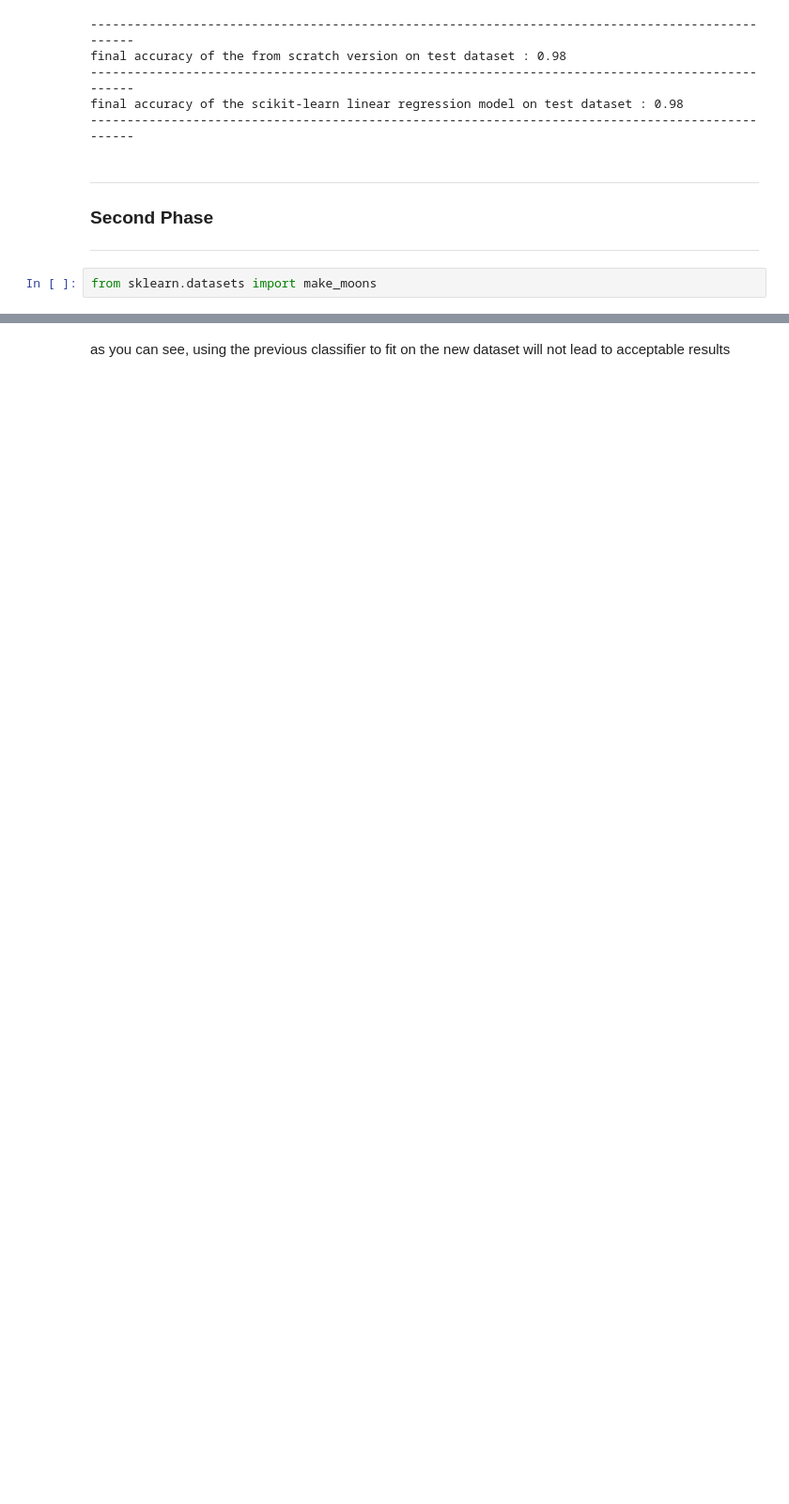
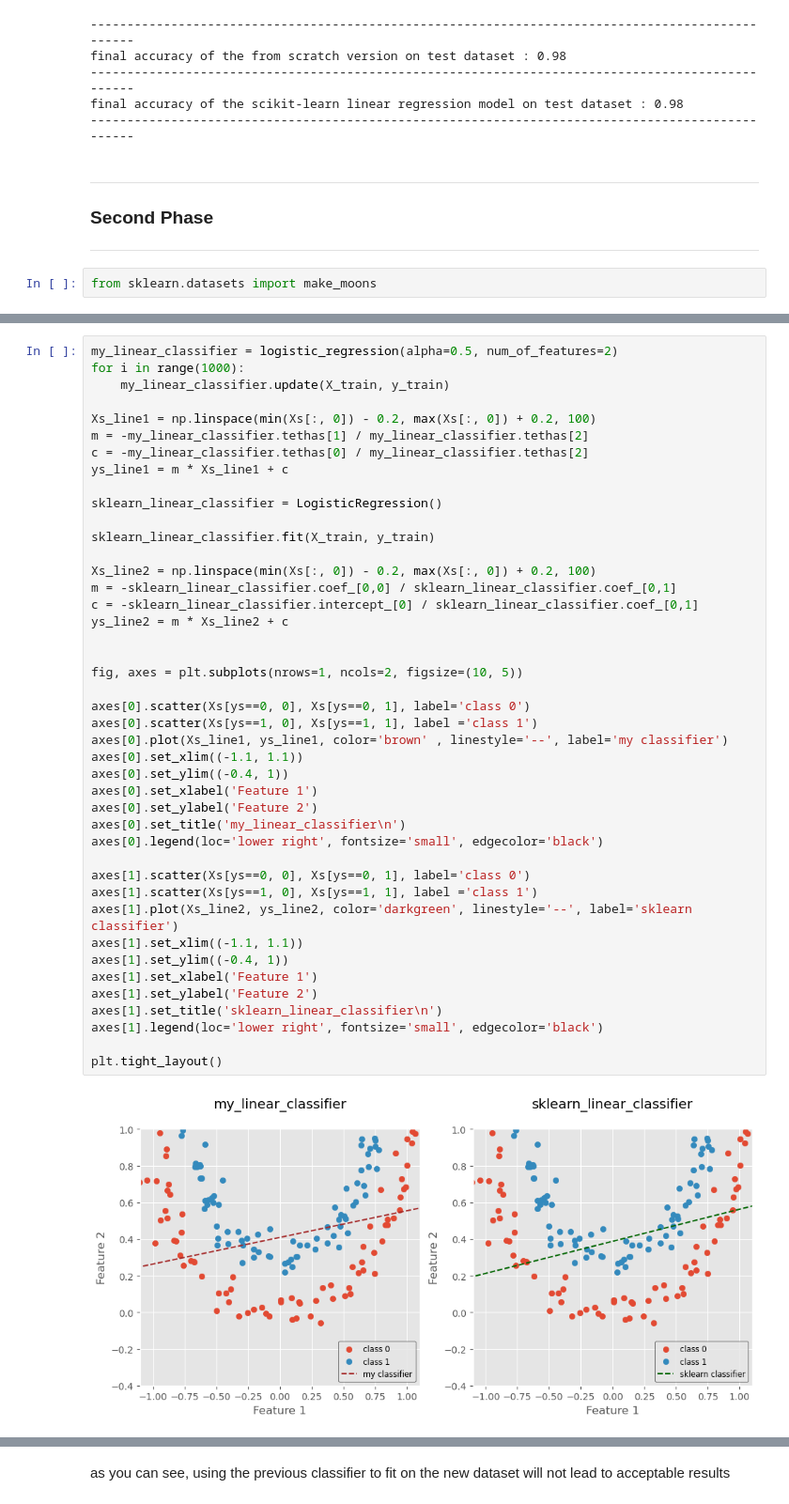
Before and after one commit to Alireza-Gharavi/my_learning_journey, a Jupyter notebook: Logistic Regression/Logistic_Regression.ipynb, the cells around one changed output, grey strips where cells are left out. Shown at 94% size. Saved outputs shown, nothing was run; the diff lists cells and outputs as text; blank space fills up the shorter version.

```diff
--- a/Logistic Regression/Logistic_Regression.ipynb
+++ b/Logistic Regression/Logistic_Regression.ipynb
@@ -310,0 +356,45 @@ plt.plot(Xs_line2, ys_line2, color='blue')
+# %%
+my_linear_classifier = logistic_regression(alpha=0.5, num_of_features=2)
+for i in range(1000):
+    my_linear_classifier.update(X_train, y_train)
+
+Xs_line1 = np.linspace(min(Xs[:, 0]) - 0.2, max(Xs[:, 0]) + 0.2, 100)
+m = -my_linear_classifier.tethas[1] / my_linear_classifier.tethas[2]
+c = -my_linear_classifier.tethas[0] / my_linear_classifier.tethas[2]
+ys_line1 = m * Xs_line1 + c
+
+sklearn_linear_classifier = LogisticRegression()
+
+sklearn_linear_classifier.fit(X_train, y_train)
+
+Xs_line2 = np.linspace(min(Xs[:, 0]) - 0.2, max(Xs[:, 0]) + 0.2, 100)
+m = -sklearn_linear_classifier.coef_[0,0] / sklearn_linear_classifier.coef_[0,1]
+c = -sklearn_linear_classifier.intercept_[0] / sklearn_linear_classifier.coef_[0,1]
+ys_line2 = m * Xs_line2 + c
+
+
+fig, axes = plt.subplots(nrows=1, ncols=2, figsize=(10, 5))
+
+axes[0].scatter(Xs[ys==0, 0], Xs[ys==0, 1], label='class 0')
+axes[0].scatter(Xs[ys==1, 0], Xs[ys==1, 1], label ='class 1')
+axes[0].plot(Xs_line1, ys_line1, color='brown' , linestyle='--', label='my classifier')
+axes[0].set_xlim((-1.1, 1.1))
+axes[0].set_ylim((-0.4, 1))
+axes[0].set_xlabel('Feature 1')
+axes[0].set_ylabel('Feature 2')
+axes[0].set_title('my_linear_classifier\n')
+axes[0].legend(loc='lower right', fontsize='small', edgecolor='black')
+
+axes[1].scatter(Xs[ys==0, 0], Xs[ys==0, 1], label='class 0')
+axes[1].scatter(Xs[ys==1, 0], Xs[ys==1, 1], label ='class 1')
+axes[1].plot(Xs_line2, ys_line2, color='darkgreen', linestyle='--', label='sklearn classifier')
+axes[1].set_xlim((-1.1, 1.1))
+axes[1].set_ylim((-0.4, 1))
+axes[1].set_xlabel('Feature 1')
+axes[1].set_ylabel('Feature 2')
+axes[1].set_title('sklearn_linear_classifier\n')
+axes[1].legend(loc='lower right', fontsize='small', edgecolor='black')
+
+plt.tight_layout()
+# %% [output]
+[figure, added]
```
Also changed, not shown: parts of 19 cells of this notebook.
